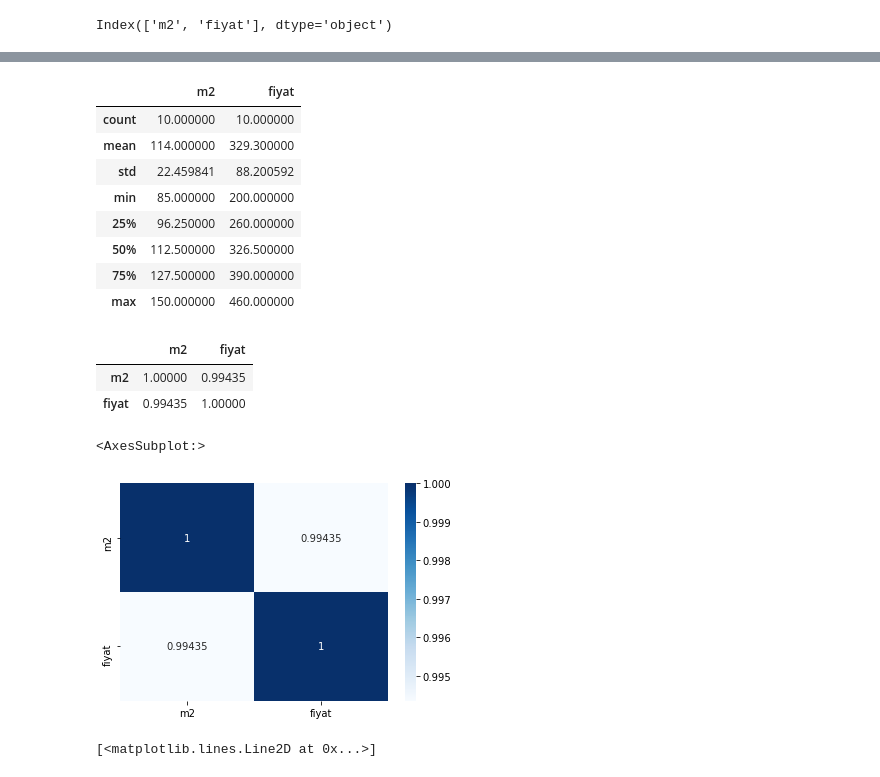
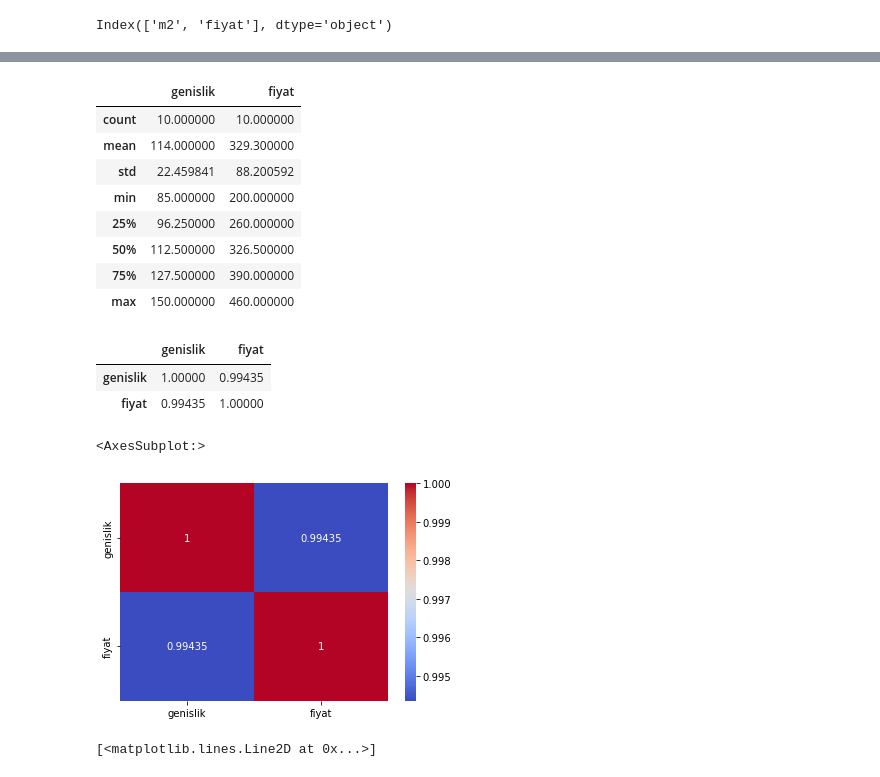
Before and after one commit to dronursevli/mlrepo, a Jupyter notebook: machine learning intro/ml_intro.ipynb, the cells around one changed output, grey strips where cells are left out. Cells and saved outputs as stored; diff of their text form; code cells hidden in the pictures.

```diff
--- a/machine learning intro/ml_intro.ipynb
+++ b/machine learning intro/ml_intro.ipynb
@@ -96,3 +101,5 @@ data.shape
 data.columns
 # %% [output]
 Index(['m2', 'fiyat'], dtype='object')
+# %%
+data.rename(columns={"m2":"genislik"},inplace=True)
@@ -111,7 +122,7 @@ memory usage: 288.0 bytes
 # %%
 data.describe()
 # %% [output]
-|  | m2 | fiyat |
+|  | genislik | fiyat |
 | count | 10.000000 | 10.000000 |
 | mean | 114.000000 | 329.300000 |
 | std | 22.459841 | 88.200592 |
@@ -123,13 +134,13 @@ data.describe()
 # %%
 data.corr()
 # %% [output]
-|  | m2 | fiyat |
-| m2 | 1.00000 | 0.99435 |
+|  | genislik | fiyat |
+| genislik | 1.00000 | 0.99435 |
 | fiyat | 0.99435 | 1.00000 |
 # %%
 import seaborn as sns
-sns.heatmap(data.corr(),annot=True,fmt="g",cmap="Blues")
+sns.heatmap(data.corr(),annot=True,fmt="g",cmap="coolwarm")
 # %% [output]
 <AxesSubplot:>
-[figure, old version]
+[figure, new version]
 # %%
```
Also changed, not shown: parts of 21 cells of this notebook.
